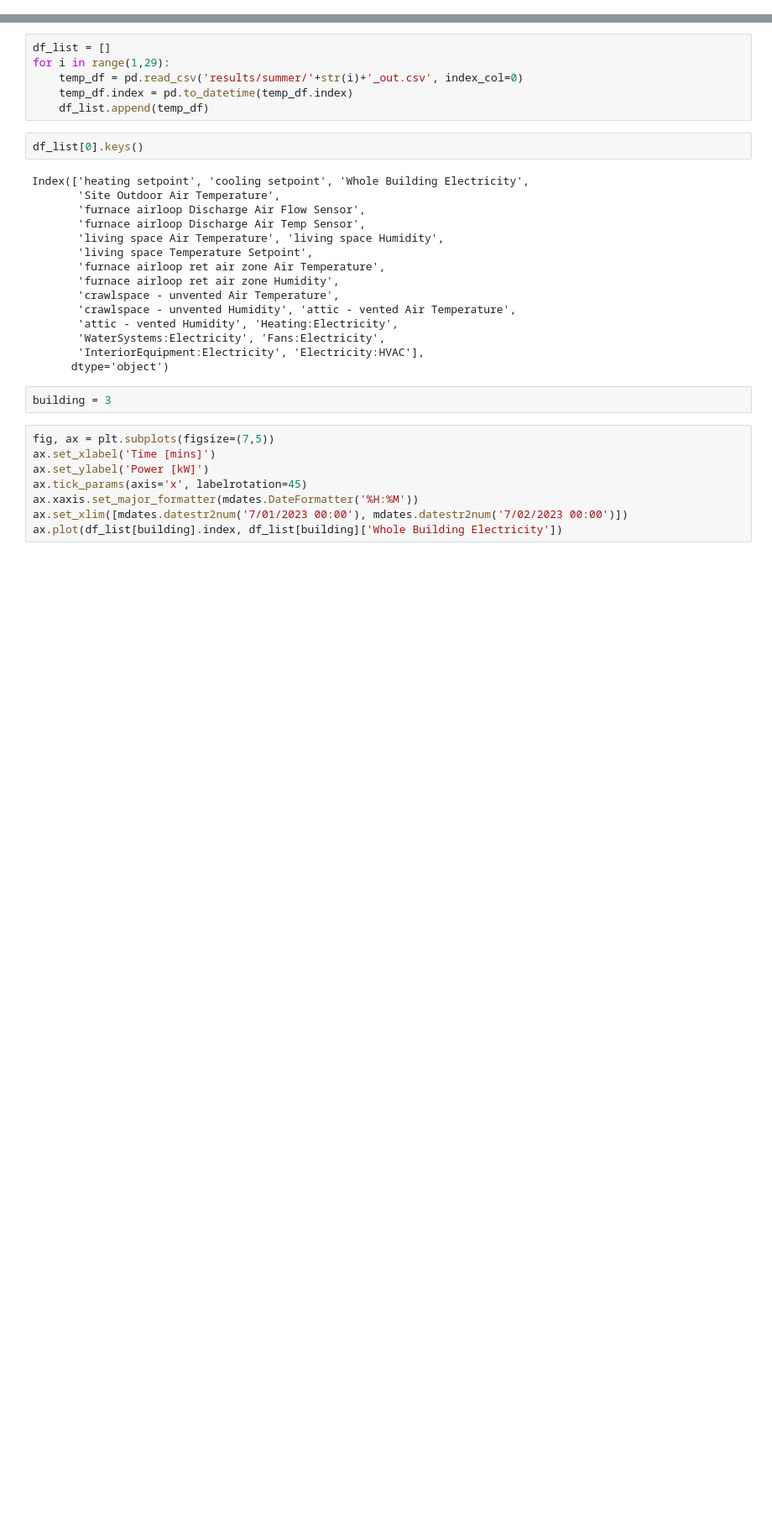
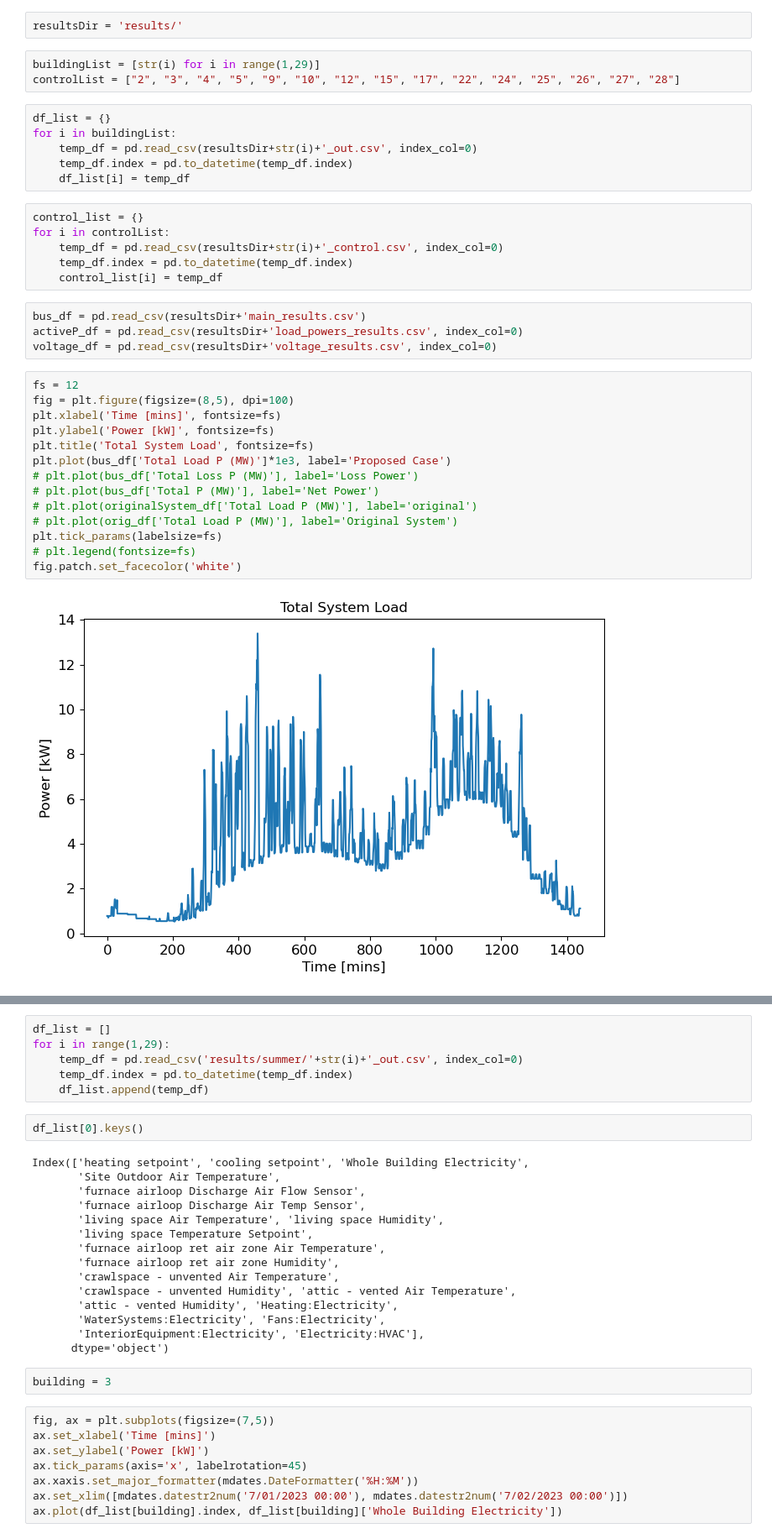
Before and after one commit to PIC-Lab/community_energy_control, a Jupyter notebook: community_sim/plotting.ipynb, the cells around one changed output, grey strips where cells are left out. Shown at 84% size. Saved outputs shown, nothing was run; the diff lists cells and outputs as text; blank space fills up the shorter version.

```diff
--- a/community_sim/plotting.ipynb
+++ b/community_sim/plotting.ipynb
@@ -7,0 +12,37 @@ import json
+# %%
+resultsDir = 'results/'
+# %%
+buildingList = [str(i) for i in range(1,29)]
+controlList = ["2", "3", "4", "5", "9", "10", "12", "15", "17", "22", "24", "25", "26", "27", "28"]
+# %%
+df_list = {}
+for i in buildingList:
+    temp_df = pd.read_csv(resultsDir+str(i)+'_out.csv', index_col=0)
+    temp_df.index = pd.to_datetime(temp_df.index)
+    df_list[i] = temp_df
+# %%
+control_list = {}
+for i in controlList:
+    temp_df = pd.read_csv(resultsDir+str(i)+'_control.csv', index_col=0)
+    temp_df.index = pd.to_datetime(temp_df.index)
+    control_list[i] = temp_df
+# %%
+bus_df = pd.read_csv(resultsDir+'main_results.csv')
+activeP_df = pd.read_csv(resultsDir+'load_powers_results.csv', index_col=0)
+voltage_df = pd.read_csv(resultsDir+'voltage_results.csv', index_col=0)
+# %%
+fs = 12
+fig = plt.figure(figsize=(8,5), dpi=100)
+plt.xlabel('Time [mins]', fontsize=fs)
+plt.ylabel('Power [kW]', fontsize=fs)
+plt.title('Total System Load', fontsize=fs)
+plt.plot(bus_df['Total Load P (MW)']*1e3, label='Proposed Case')
+# plt.plot(bus_df['Total Loss P (MW)'], label='Loss Power')
+# plt.plot(bus_df['Total P (MW)'], label='Net Power')
+# plt.plot(originalSystem_df['Total Load P (MW)'], label='original')
+# plt.plot(orig_df['Total Load P (MW)'], label='Original System')
+plt.tick_params(labelsize=fs)
+# plt.legend(fontsize=fs)
+fig.patch.set_facecolor('white')
+# %% [output]
+[figure, added]
```
Also changed, not shown: parts of 20 cells of this notebook, 22 other files.
